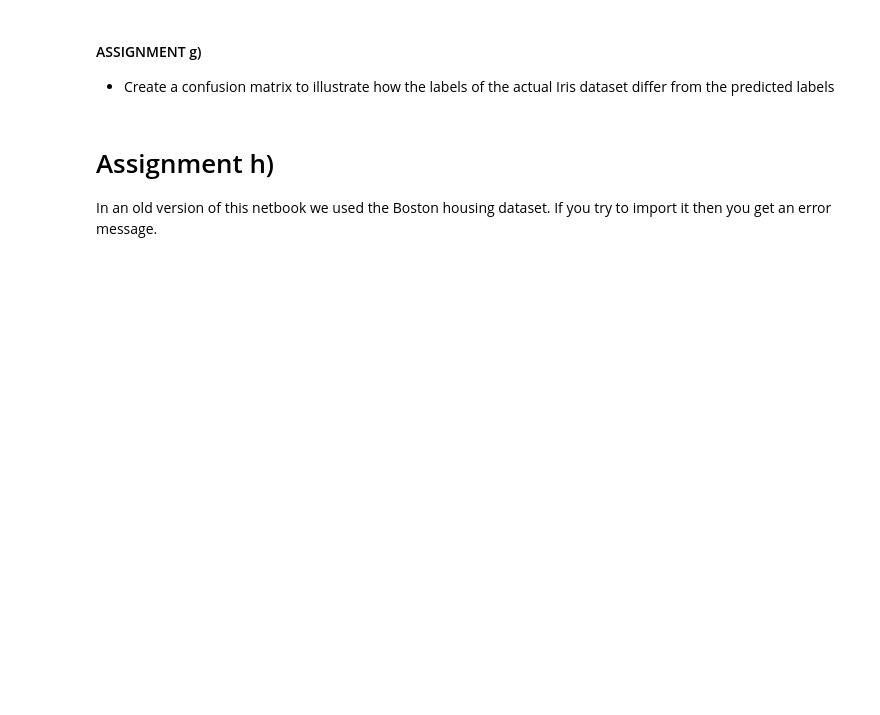
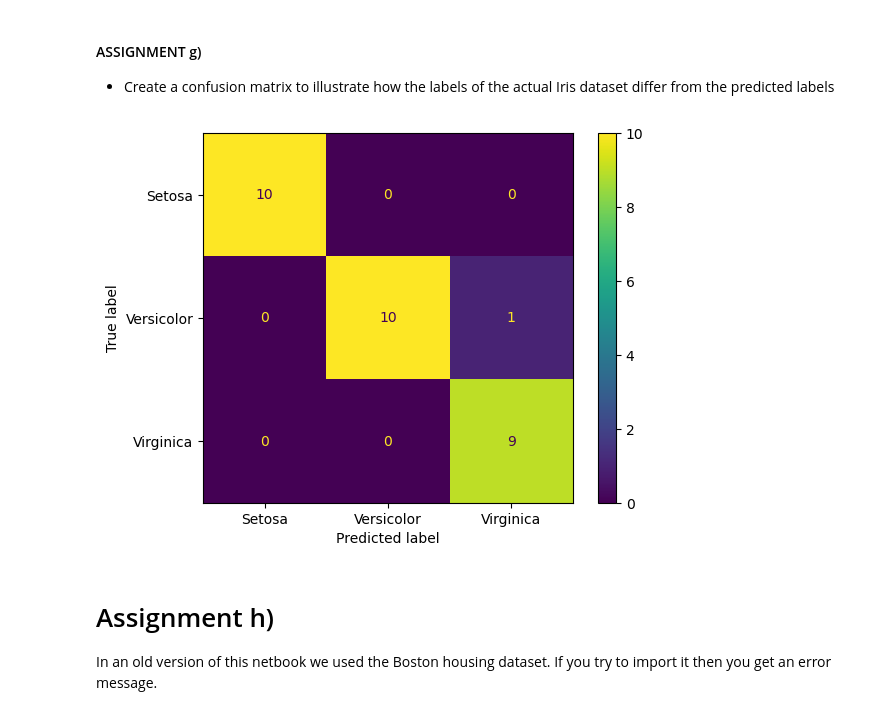
Before and after one commit to Tjasomfan/ml-1dl034-public-assignments, a Jupyter notebook: Assignments/Practical/PracticalNotebook3.ipynb, the cells around one changed output. Cells and saved outputs as stored; diff of their text form; code cells hidden in the pictures; blank space fills up the shorter version.

```diff
--- a/Assignments/Practical/PracticalNotebook3.ipynb
+++ b/Assignments/Practical/PracticalNotebook3.ipynb
@@ -414,9 +429,16 @@ YOUR BRIEF ANSWER TO WHAT A CORRELATION PLOT MEANS HERE:
 # YOUR CODE HERE
 #
 #
+from sklearn import linear_model
+iris = load_iris()
 
+x_train, x_test, y_train, y_test = train_test_split(iris.data, iris.target, test_size=0.20)
 
+logr = linear_model.LogisticRegression()
+logr.fit(x_train, y_train)
 
+acc = logr.score(x_test, y_test)
+print(acc)
 
 # CODE PROVIDED TO TEST YOUR FITTED MODEL
 assert acc >= 0.95, "You haven’t reached a high enough accuracy."
@@ -432,3 +459,17 @@ The final part, which only works for classification tasks, is for us to investig
+# %%
+# YOUR CODE HERE
+#
+#
+from sklearn import metrics
+
+predicted = logr.predict(x_test)
+
+confusion_matrix = metrics.confusion_matrix(y_test, predicted)
+cm_display = metrics.ConfusionMatrixDisplay(confusion_matrix = confusion_matrix, display_labels = ["Setosa","Versicolor","Virginica"])
+cm_display.plot()
+plt.show()
+# %% [output]
+[figure, added]
 # %% [markdown]
 # Assignment h)
 
```
Also changed, not shown: parts of 8 cells of this notebook, 1 other file.
